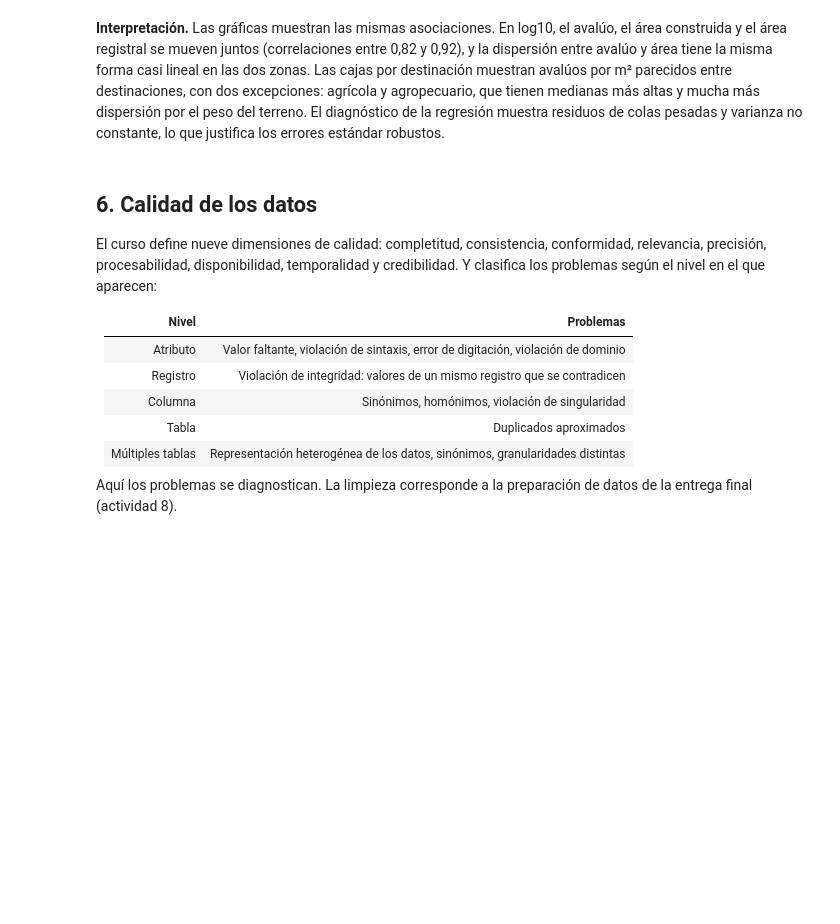
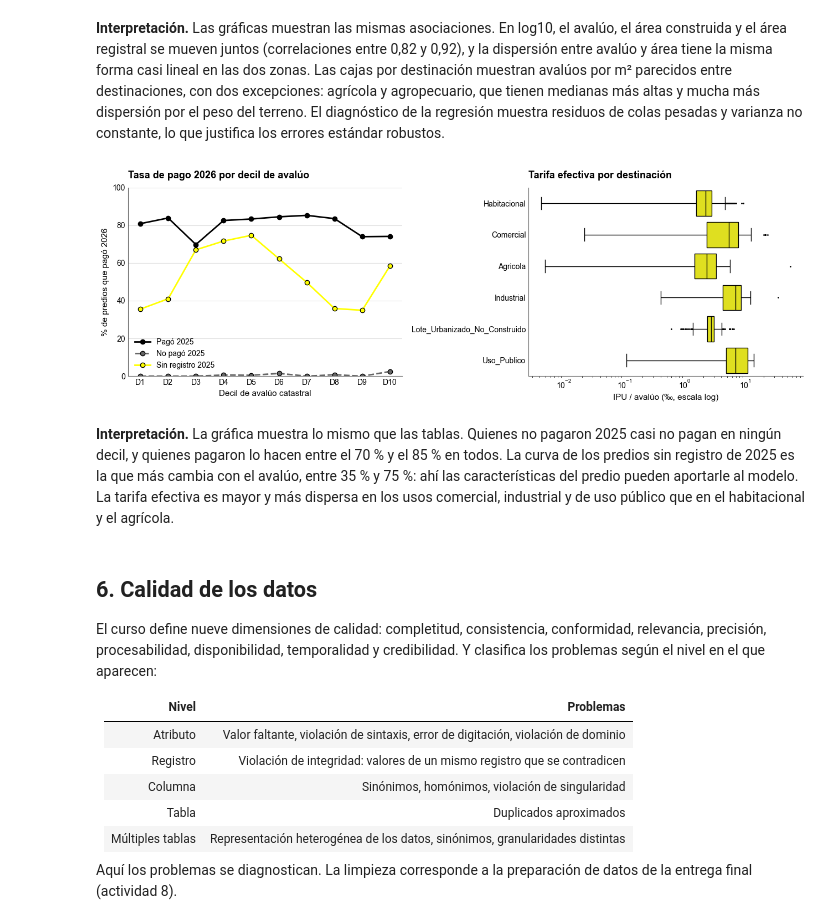
Before and after one commit to Danielfts/proyecto-MINE-ciencia-de-datos, a Jupyter notebook: entrega-1/notebooks/06-entendimiento-de-los-datos.ipynb, the cells around one changed output. Saved outputs shown, nothing was run; the diff lists cells and outputs as text; code cells hidden in the pictures; blank space fills up the shorter version.

```diff
--- a/entrega-1/notebooks/06-entendimiento-de-los-datos.ipynb
+++ b/entrega-1/notebooks/06-entendimiento-de-los-datos.ipynb
@@ -1142,0 +1257,23 @@ Implicación: la zona por sí sola no permite comparar avalúos por m²; las com
+# %%
+facturados["decil_avaluo"] = pd.qcut(facturados["avaluo_catastral"].where(facturados["avaluo_catastral"] > 0), 10,
+                                     labels=[f"D{i}" for i in range(1, 11)])
+facturados["tarifa_efectiva"] = (facturados["ipu_facturado_2026"] / facturados["avaluo_catastral"]
+                                 ).where(facturados["avaluo_catastral"] > 0) * 1000
+inciertos = facturados["historial_2025"] != "Pagó 2025"
+
+def tasa_pago(col, minimo=30):
+    """Tasa de pago 2026 por categoría (celdas con al menos `minimo` predios) y V de Cramér."""
+    g = facturados.groupby(col, observed=True)
+    t = pd.DataFrame({
+        "predios": g.size(),
+        "% pagó 2026": g["pago_2026"].mean() * 100,
+        "% pagó 2026 sin pago 2025": facturados[inciertos].groupby(col, observed=True)["pago_2026"].mean() * 100,
+        "tarifa efectiva mediana (‰)": g["tarifa_efectiva"].median(),
+    }).query("predios >= @minimo").round(1)
+    v = ue.cramers_v(pd.crosstab(facturados[col], facturados["pago_2026"]))
+    return t, v
+
+for col in ["zona_txt", "condicion_predio", "destinacion_economica", "novedad_numero_predial", "decil_avaluo"]:
+    t, v = tasa_pago(col)
+    print(f"=== {col} (V de Cramér con el pago 2026: {v:.3f})")
+    display(t)
@@ -1531,6 +1719,30 @@ plt.tight_layout(); plt.show()
 [figure]
 # %% [markdown]
 **Interpretación.** Las gráficas muestran las mismas asociaciones. En log10, el avalúo, el área construida y el área registral se mueven juntos (correlaciones entre 0,82 y 0,92), y la dispersión entre avalúo y área tiene la misma forma casi lineal en las dos zonas. Las cajas por destinación muestran avalúos por m² parecidos entre destinaciones, con dos excepciones: agrícola y agropecuario, que tienen medianas más altas y mucha más dispersión por el peso del terreno. El diagnóstico de la regresión muestra residuos de colas pesadas y varianza no constante, lo que justifica los errores estándar robustos.
+# %%
+# Tasa de pago 2026 por decil de avalúo, separada por historial de 2025 (5.1)
+fig, (ax1, ax2) = plt.subplots(1, 2, figsize=(13, 4.5))
+estilos = {"Pagó 2025": (ue.NEGRO, "-"), "No pagó 2025": (ue.GRIS, "--"), "Sin registro 2025": (ue.AMARILLO, "-")}
+for historial, (color, linea) in estilos.items():
+    d = facturados[facturados["historial_2025"] == historial]
+    tasa = d.groupby("decil_avaluo", observed=True)["pago_2026"].mean() * 100
+    ax1.plot(tasa.index.astype(str), tasa.values, color=color, linestyle=linea, marker="o",
+             markeredgecolor=ue.NEGRO, label=historial)
+ax1.set_title("Tasa de pago 2026 por decil de avalúo"); ax1.set_xlabel("Decil de avalúo catastral")
+ax1.set_ylabel("% de predios que pagó 2026"); ax1.set_ylim(0, 100); ax1.legend()
+
+# Tarifa efectiva por destinación (las 6 más frecuentes), en escala log
+top_dest = facturados["destinacion_economica"].value_counts().head(6).index
+sub = facturados[facturados["destinacion_economica"].isin(top_dest) & facturados["tarifa_efectiva"].gt(0)]
+sns.boxplot(data=sub, y="destinacion_economica", x="tarifa_efectiva", order=top_dest, ax=ax2,
+            color=ue.AMARILLO, fliersize=1, linecolor=ue.NEGRO)
+ax2.set_xscale("log"); ax2.set_title("Tarifa efectiva por destinación"); ax2.set_xlabel("IPU / avalúo (‰, escala log)")
+ax2.set_ylabel("")
+plt.tight_layout(); plt.show()
+# %% [output]
+[figure, added]
+# %% [markdown]
+**Interpretación.** La gráfica muestra lo mismo que las tablas. Quienes no pagaron 2025 casi no pagan en ningún decil, y quienes pagaron lo hacen entre el 70 % y el 85 % en todos. La curva de los predios sin registro de 2025 es la que más cambia con el avalúo, entre 35 % y 75 %: ahí las características del predio pueden aportarle al modelo. La tarifa efectiva es mayor y más dispersa en los usos comercial, industrial y de uso público que en el habitacional y el agrícola.
 # %% [markdown]
 <a id="calidad"></a>
 
```
Also changed, not shown: parts of 21 cells of this notebook.
